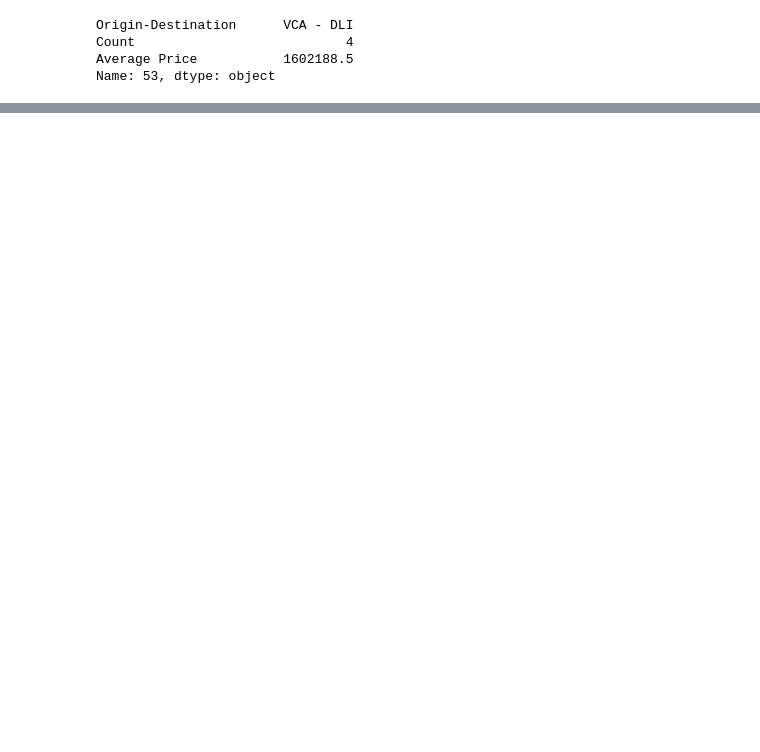
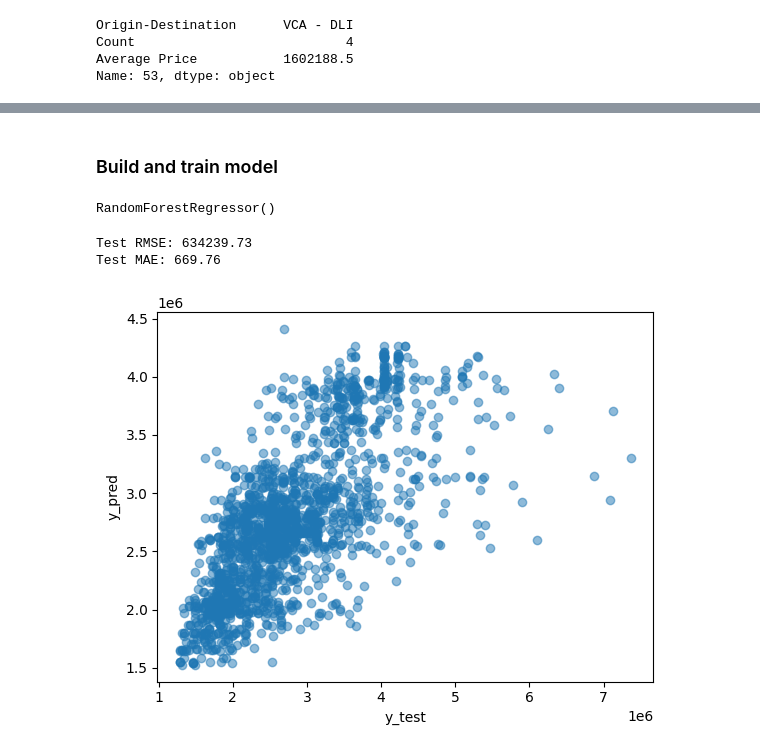
Before and after one commit to PhiHung160420/airline_data_analysis, a Jupyter notebook: model.ipynb, the cells around one changed output, grey strips where cells are left out. Cells and saved outputs as stored; diff of their text form; code cells hidden in the pictures; blank space fills up the shorter version.

```diff
--- a/model.ipynb
+++ b/model.ipynb
@@ -187,0 +193,5 @@ Name: 53, dtype: object
+# %%
+x['Airline(s)'] = LabelEncoder().fit_transform(x['Airline(s)'])
+x['Origin'] = LabelEncoder().fit_transform(x['Origin'])
+x['Destination'] = LabelEncoder().fit_transform(x['Destination'])
+# sử dụng LabelEncoder từ thư viện sklearn.preprocessing để mã hóa các giá trị chuỗi trong cột Airline(s), Origin, và Destination thành các giá trị số nguyên
@@ -187,0 +214,34 @@ Name: 53, dtype: object
+# %%
+X_train, X_test, y_train, y_test = train_test_split(x, y, test_size = 0.10)
+# chia dữ liệu thành hai tập con: tập huấn luyện (train) (90%) và tập kiểm tra (test) (10%)
+# %% [markdown]
+### Build and train model
+# %%
+clf = RandomForestRegressor()
+clf.fit(X_train, y_train)
+# Đoạn mã này đang tạo một RandomForestRegressor (một mô hình học máy sử dụng phương pháp RandomForest)
+# sau đó dùng nó để huấn luyện trên tập dữ liệu huấn luyện X_train và y_train.
+# Mô hình sẽ học cách ánh xạ từ các đặc trưng (thời gian bay, hãng hàng không, sân bay xuất phát và đích đến) sang giá tiền của chuyến bay (Price (VND)), để sau đó có thể dự đoán giá tiền cho các chuyến bay mới.
+# %% [output]
+RandomForestRegressor()
+# %%
+y_pred = clf.predict(X_test)
+# kiểm tra độ chính xác của mô hình
+# %%
+# Đoạn code dưới tính toán và in ra hai giá trị là Test RMSE và Test MAE dựa trên y_test và y_pred
+print("Test RMSE: %.2f"
+      % np.sqrt(mean_squared_error(y_test, y_pred)))
+# RMSE (Root Mean Squared Error) là một phép đo sai số dự báo phổ biến, được tính bằng cách lấy căn bậc hai của trung bình tổng bình phương sai số giữa dự báo và giá trị thực tế
+print("Test MAE: %.2f"
+      % np.sqrt(mean_absolute_error(y_test, y_pred)))
+# MAE (Mean Absolute Error) là giá trị trung bình của độ lỗi tuyệt đối giữa giá trị dự báo và giá trị thực tế
+# %% [output]
+Test RMSE: 634239.73
+Test MAE: 669.76
+# %%
+plt.scatter(y_test, y_pred, alpha = 0.5)
+plt.xlabel('y_test')
+plt.ylabel('y_pred')
+plt.show()
+# %% [output]
+[figure, added]
```
Also changed, not shown: parts of 9 cells of this notebook, 1 other file.
